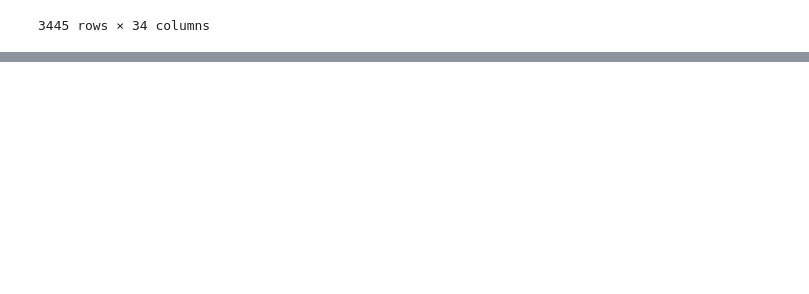
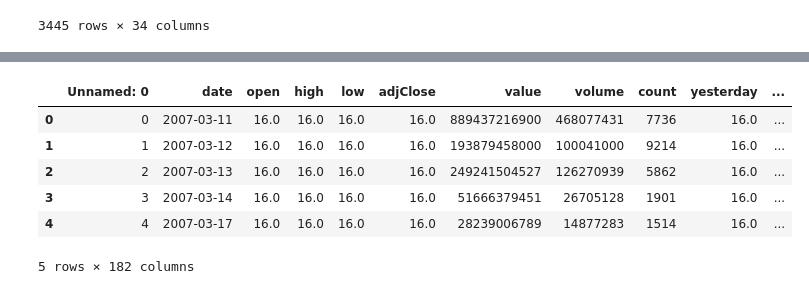
Before and after one commit to Hamtech-ai/InsightiFi, a Jupyter notebook: feature_extraction/base_data_and_calling.ipynb, the cells around one changed output, grey strips where cells are left out. Drawn from its saved outputs; the diff is of its cells as text; code cells hidden in the pictures; blank space fills up the shorter version.

```diff
--- a/feature_extraction/base_data_and_calling.ipynb
+++ b/feature_extraction/base_data_and_calling.ipynb
@@ -119,0 +96,11 @@ df_feature
+# %%
+labeling_df = pd.read_csv('file1.csv')
+labeling_df.head()
+# %% [output]
+|  | Unnamed: 0 | date | open | high | low | adjClose | value | volume | count | yesterday | ... |
+| 0 | 0 | 2007-03-11 | 16.0 | 16.0 | 16.0 | 16.0 | 889437216900 | 468077431 | 7736 | 16.0 | ... |
+| 1 | 1 | 2007-03-12 | 16.0 | 16.0 | 16.0 | 16.0 | 193879458000 | 100041000 | 9214 | 16.0 | ... |
+| 2 | 2 | 2007-03-13 | 16.0 | 16.0 | 16.0 | 16.0 | 249241504527 | 126270939 | 5862 | 16.0 | ... |
+| 3 | 3 | 2007-03-14 | 16.0 | 16.0 | 16.0 | 16.0 | 51666379451 | 26705128 | 1901 | 16.0 | ... |
+| 4 | 4 | 2007-03-17 | 16.0 | 16.0 | 16.0 | 16.0 | 28239006789 | 14877283 | 1514 | 16.0 | ... |
+5 rows × 182 columns
```
Also changed, not shown: parts of 11 cells of this notebook.
